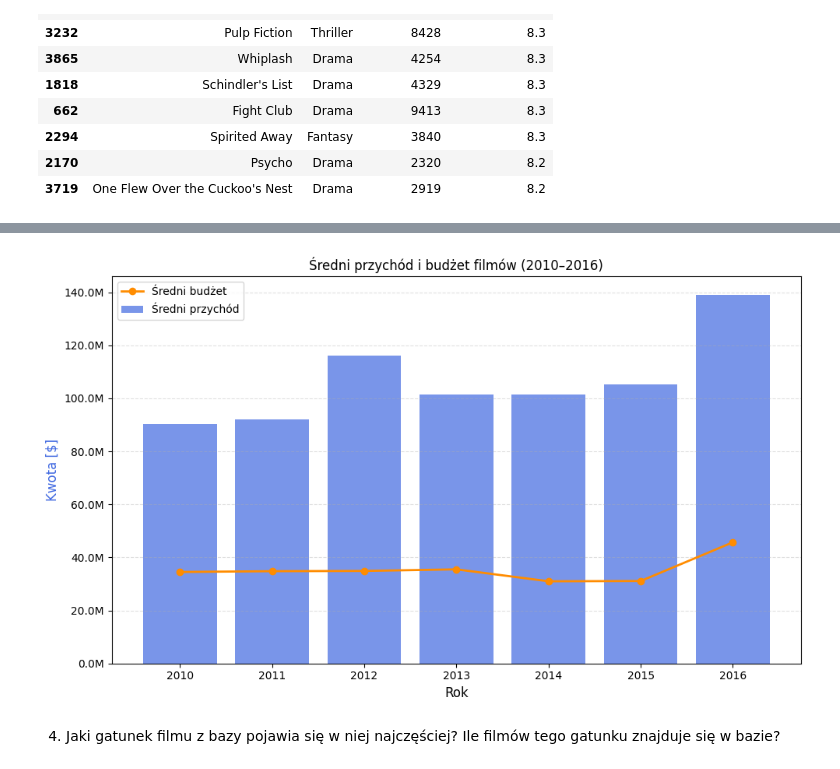
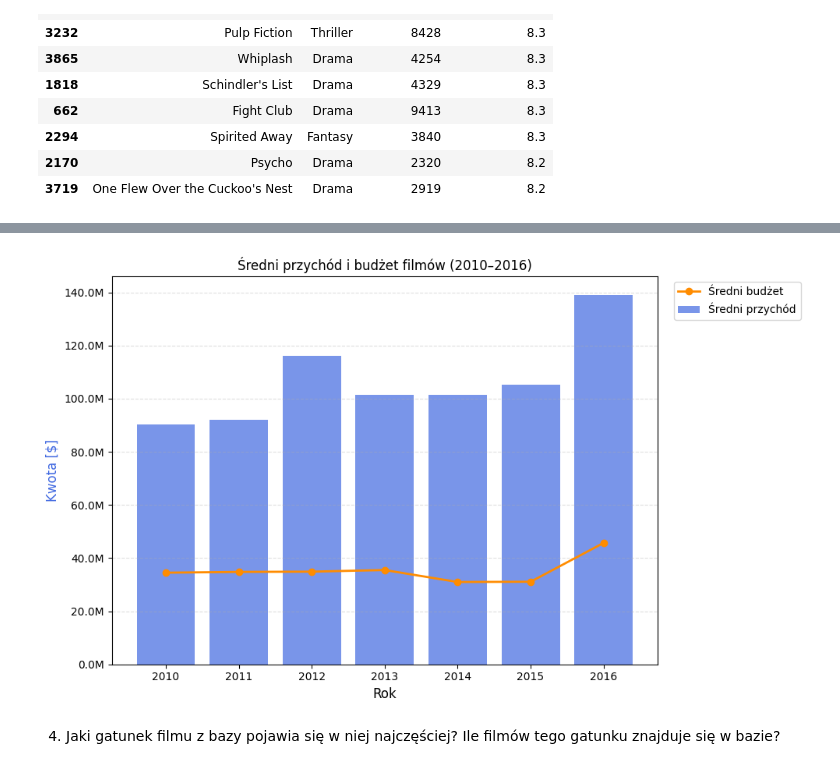
Before and after one commit to Beri-Beri/my-repo, a Jupyter notebook: Module_9/Task_Baza_Filmow/Task_baza_filmow.ipynb, the cells around one changed output, grey strips where cells are left out. Cells and saved outputs as stored; diff of their text form; code cells hidden in the pictures.

Commit message:
Graph legend moved outside the graph

```diff
--- a/Module_9/Task_Baza_Filmow/Task_baza_filmow.ipynb
+++ b/Module_9/Task_Baza_Filmow/Task_baza_filmow.ipynb
@@ -107,26 +107,26 @@ average_revenue_budget = average(merged_df)
 # %%
 # Tworzenie wykresu
 fig, ax = plt.subplots(figsize=(10, 6))
 
 ax.bar(average_revenue_budget['release_year'], average_revenue_budget['revenue'],
         color='royalblue', label='Średni przychód', alpha=0.7)
 
 
 ax.plot(average_revenue_budget['release_year'], average_revenue_budget['budget'],
          color='darkorange', marker='o', linestyle='-', linewidth=2, label='Średni budżet')
 
 ax.set_xlabel('Rok', fontsize=12)
 ax.set_ylabel('Kwota [$]', fontsize=12, color='royalblue')
 ax.set_title('Średni przychód i budżet filmów (2010–2016)')
 ax.set_xticks(average_revenue_budget['release_year'])
-ax.legend()
+ax.legend(loc='upper left', bbox_to_anchor=(1.02, 1))
 ax.grid(axis='y', linestyle='--', alpha=0.4)
 
 ax.yaxis.set_major_formatter(ticker.FuncFormatter(lambda x, pos: f"{x:.1f}M"))
 
 plt.tight_layout()
 # %% [output]
-[figure, old version]
+[figure, new version]
 # %% [markdown]
 4. Jaki gatunek filmu z bazy pojawia się w niej najczęściej? Ile filmów tego gatunku znajduje się w bazie?
 # %%
```
